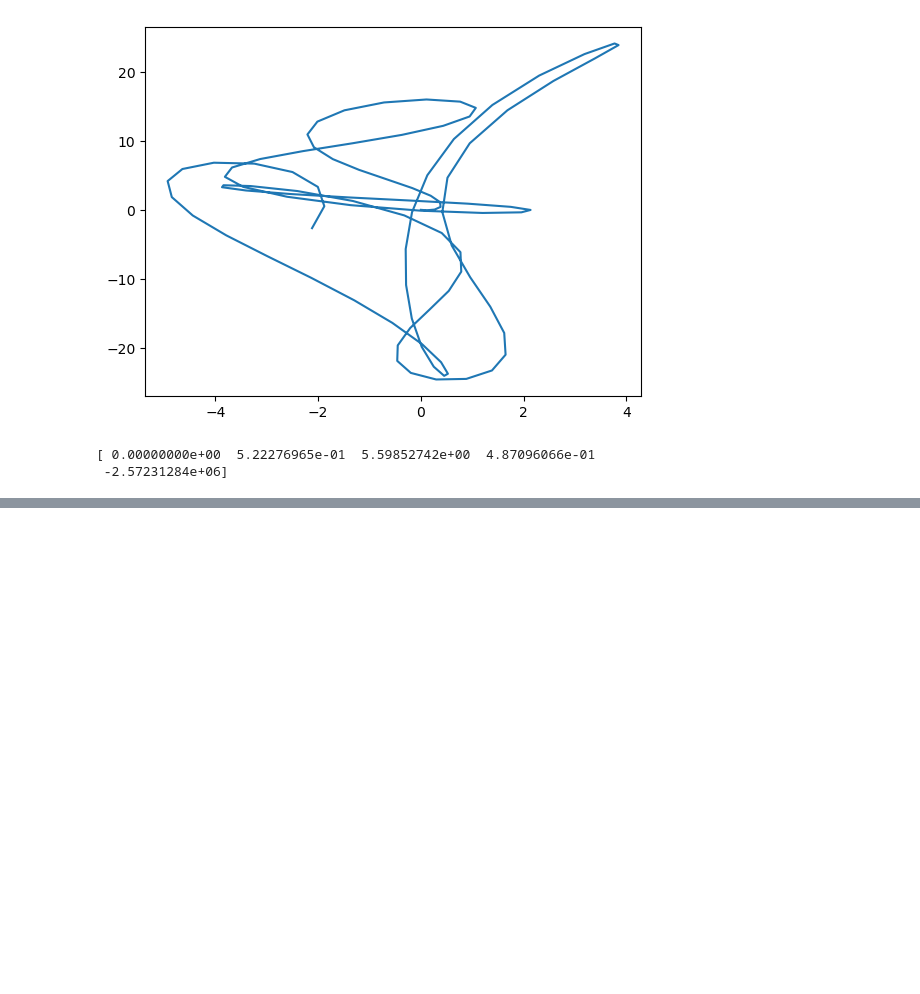
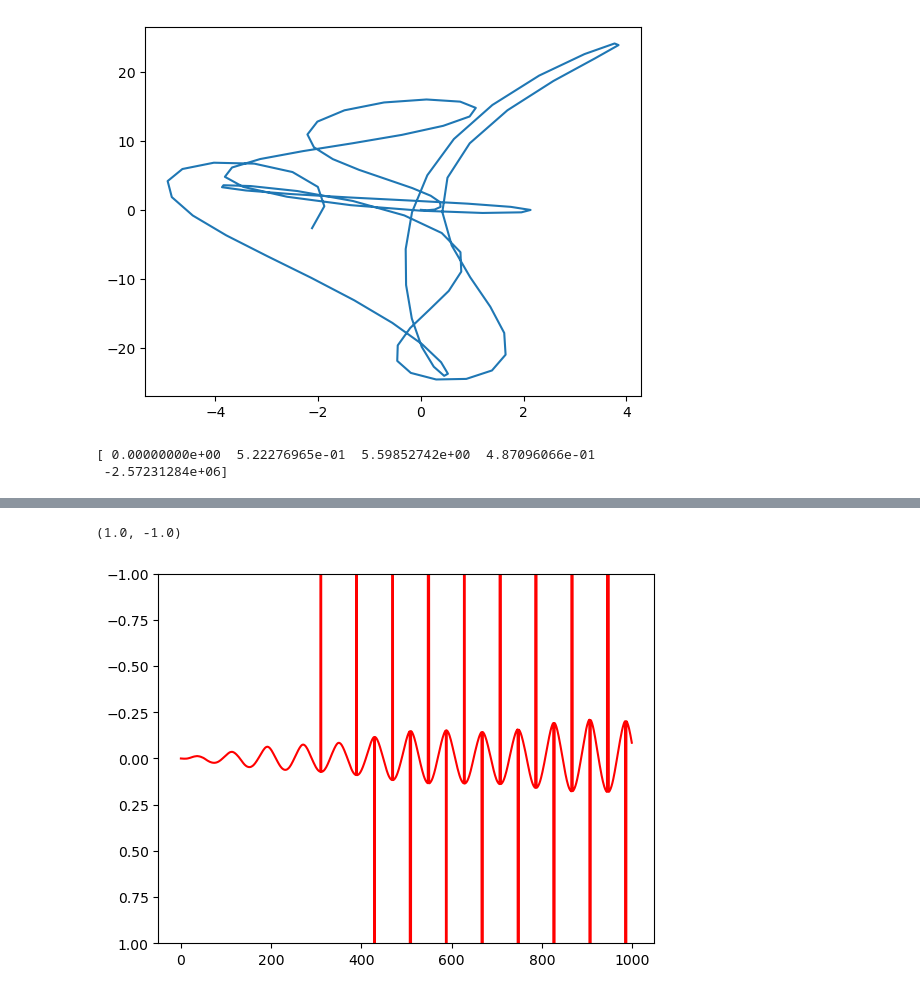
Before and after one commit to billenert/simple-v-simsopt, a Jupyter notebook: differences.ipynb, the cells around one changed output, grey strips where cells are left out. Cells and saved outputs as stored; diff of their text form; code cells hidden in the pictures; blank space fills up the shorter version.

```diff
--- a/differences.ipynb
+++ b/differences.ipynb
@@ -270 +269,7 @@ plt.plot(np.loadtxt("./trajectories/path_s_SIMPLE.txt")[:100], color = "red")
+# %%
+plt.plot(np.loadtxt("./trajectories/path_theta_SIMPLE.txt")[:1000] - (theta_simsopt[:1000] % (2 * np.pi)), color = "red")
+plt.ylim(1, -1)
+# %% [output]
+(1.0, -1.0)
+[figure, added]
 # %%
```
Also changed, not shown: parts of 6 cells of this notebook.
